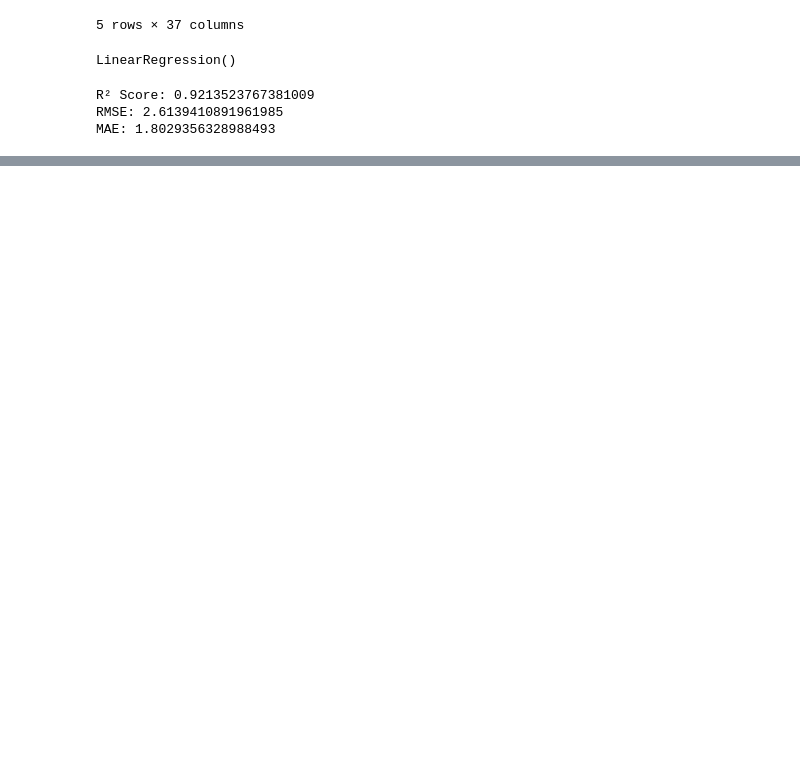
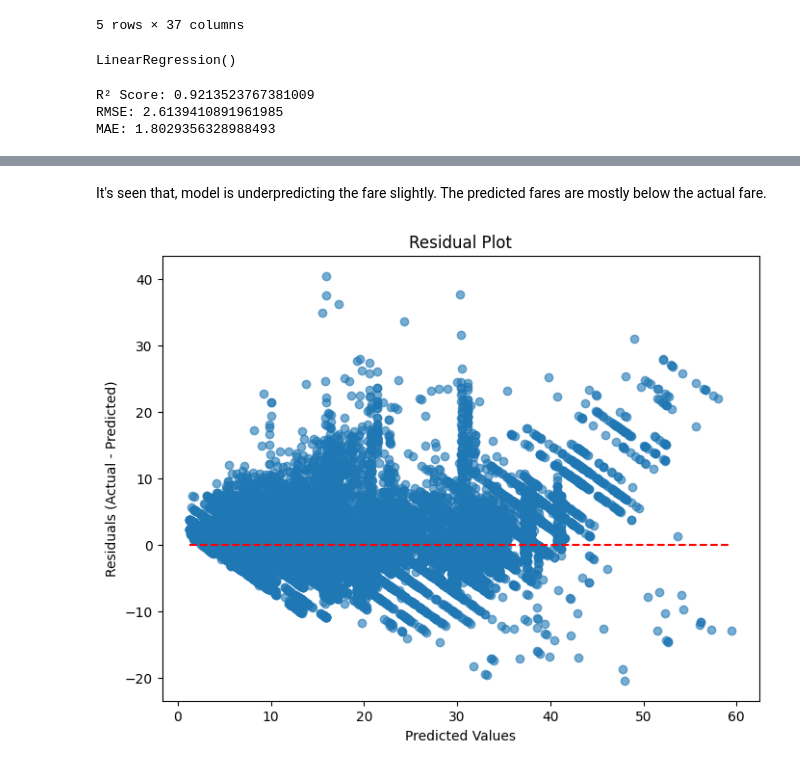
Before and after one commit to Mahir-Uddin0/Uber-Fare-Prediction, a Jupyter notebook: Notebooks/Fare prediction.ipynb, the cells around one changed output, grey strips where cells are left out. Cells and saved outputs as stored; diff of their text form; code cells hidden in the pictures; blank space fills up the shorter version.

```diff
--- a/Notebooks/Fare prediction.ipynb
+++ b/Notebooks/Fare prediction.ipynb
@@ -186,0 +197,14 @@ MAE: 1.8029356328988493
+# %% [markdown]
+It's seen that, model is underpredicting the fare slightly. The predicted fares are mostly below the actual fare.
+# %%
+residuals_m = y_test_m - y_pred_m
+
+plt.figure(figsize=(8, 6))
+plt.scatter(y_pred_m, residuals_m, alpha=0.6)
+plt.hlines(0, xmin=y_pred_m.min(), xmax=y_pred_m.max(), colors='r', linestyles='dashed')
+plt.xlabel('Predicted Values')
+plt.ylabel('Residuals (Actual - Predicted)')
+plt.title('Residual Plot')
+plt.show()
+# %% [output]
+[figure, added]
```
Also changed, not shown: parts of 4 cells of this notebook.
